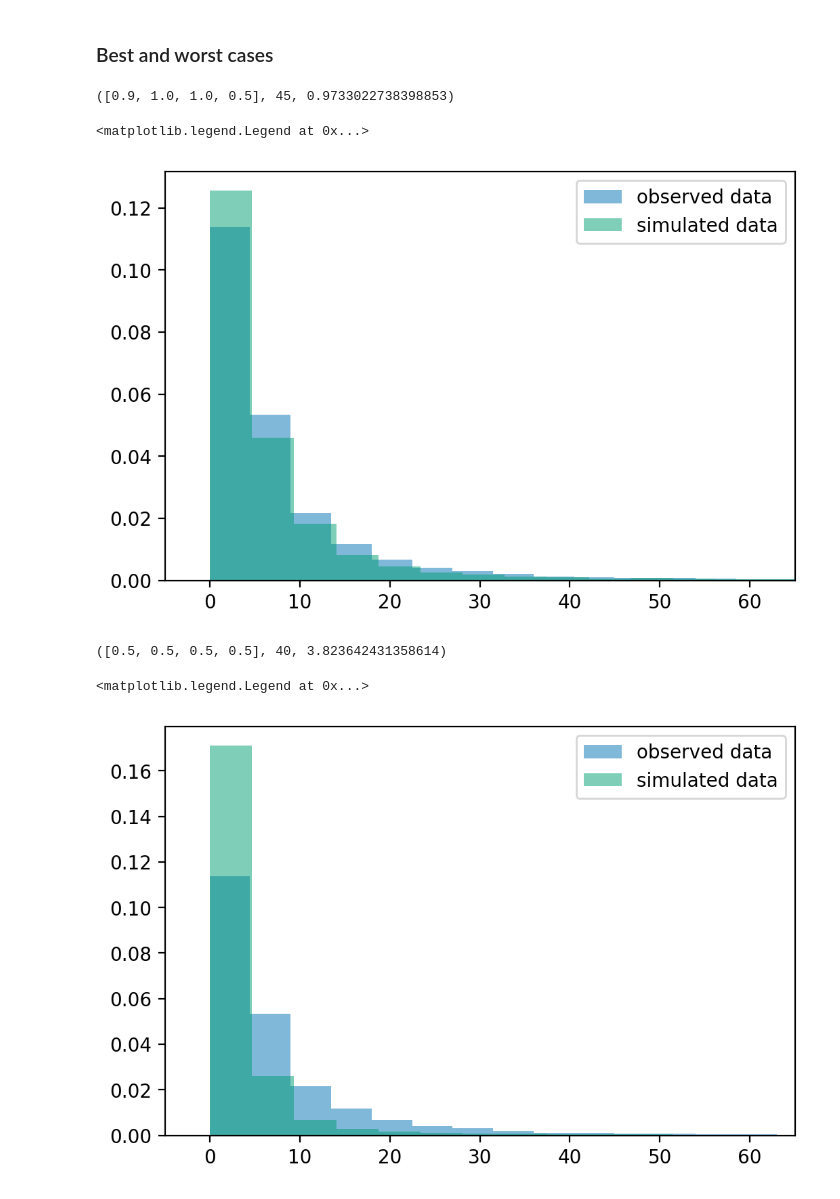
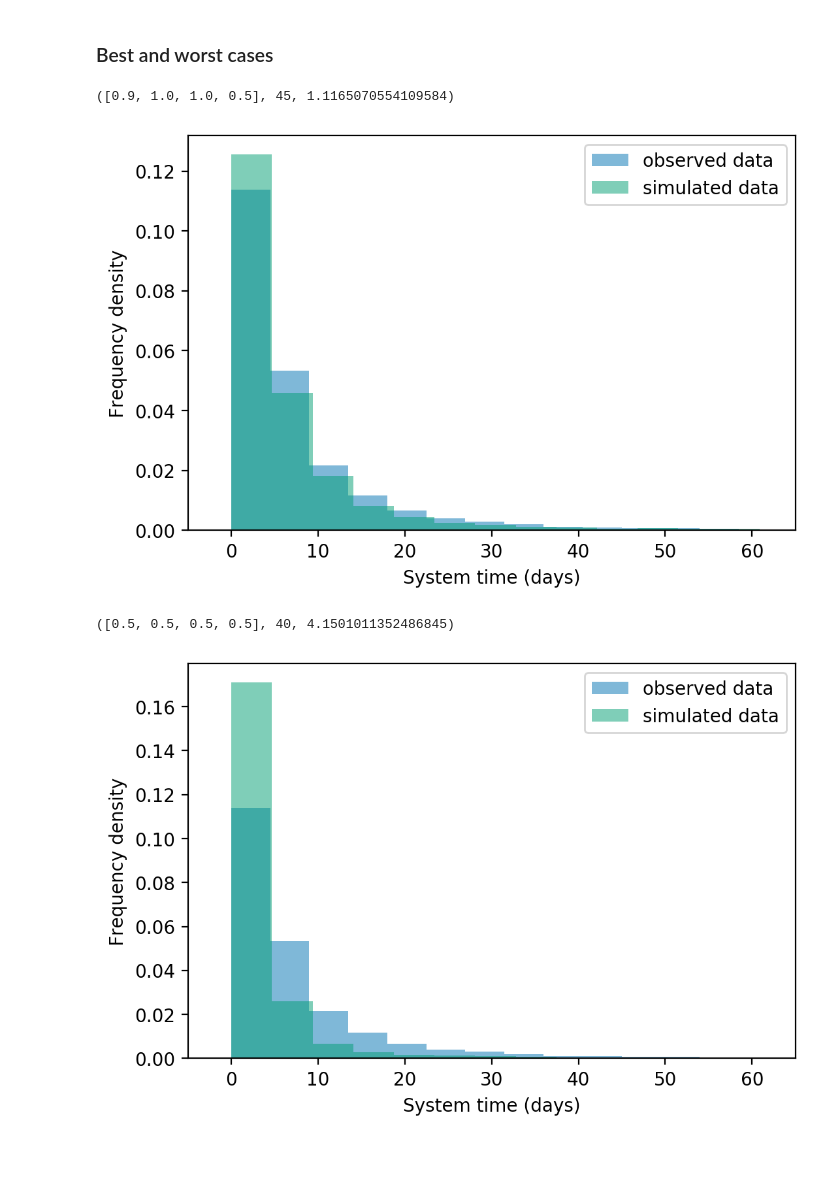
Before and after one commit to daffidwilde/copd-paper, a Jupyter notebook: nbs/queuing.ipynb, the cells around one changed output. Drawn from its saved outputs; the diff is of its cells as text; code cells hidden in the pictures; blank space fills up the shorter version.

Commit message:
Add best and worst case plots.

```diff
--- a/nbs/queuing.ipynb
+++ b/nbs/queuing.ipynb
@@ -235,7 +235,7 @@ df.head()
 # %% [markdown]
 ### Best and worst cases
 # %%
-*ps, c = df.groupby(["p_0", "p_1", "p_2", "p_3", "num_servers"])["distance"].mean().idxmin()
+*ps, c = df.groupby(["p_0", "p_1", "p_2", "p_3", "num_servers"])["distance"].max().idxmin()
 
 dfs = (
     pd.read_csv(f"../data/queuing/{'_'.join(map(str, ps))}_{c}_{seed}.csv")
@@ -249,9 +249,9 @@ with open("../data/wasserstein/best_params.txt", "w") as f:
     string = " ".join(map(str, ps + [c]))
     f.write(string)
 
-ps, c, df.groupby(["p_0", "p_1", "p_2", "p_3", "num_servers"])["distance"].mean().min()
+ps, c, df.groupby(["p_0", "p_1", "p_2", "p_3", "num_servers"])["distance"].max().min()
 # %% [output]
-([0.9, 1.0, 1.0, 0.5], 45, 0.9733022738398853)
+([0.9, 1.0, 1.0, 0.5], 45, 1.1165070554109584)
 # %%
 fig, ax = plt.subplots(dpi=200)
 
@@ -264,13 +264,18 @@ ax.hist(
 )
 ax.hist(best_df["total_time"], bins=50, alpha=0.5, density=True, label="simulated data")
 
-ax.set_xlim(-5, 65)
+ax.set(
+    xlim=(-5, 65),
+    xlabel="System time (days)",
+    ylabel="Frequency density",
+)
 ax.legend()
+
+plt.savefig("../img/best_params.pdf", transparent=True)
 # %% [output]
-<matplotlib.legend.Legend at 0x...>
-[figure, old version]
+[figure, new version]
 # %%
-*ps, c = df.groupby(["p_0", "p_1", "p_2", "p_3", "num_servers"])["distance"].mean().idxmax()
+*ps, c = df.groupby(["p_0", "p_1", "p_2", "p_3", "num_servers"])["distance"].max().idxmax()
 
 dfs = (
     pd.read_csv(f"../data/queuing/{'_'.join(map(str, ps))}_{c}_{seed}.csv")
@@ -284,23 +289,28 @@ with open("../data/wasserstein/worst_params.txt", "w") as f:
     string = " ".join(map(str, ps + [c]))
     f.write(string)
 
-ps, c, df.groupby(["p_0", "p_1", "p_2", "p_3", "num_servers"])["distance"].mean().max()
+ps, c, df.groupby(["p_0", "p_1", "p_2", "p_3", "num_servers"])["distance"].max().max()
 # %% [output]
-([0.5, 0.5, 0.5, 0.5], 40, 3.823642431358614)
+([0.5, 0.5, 0.5, 0.5], 40, 4.1501011352486845)
 # %%
 fig, ax = plt.subplots(dpi=200)
 
 ax.hist(
     copd["true_los"],
     bins=50,
     alpha=0.5,
     density=True,
     label="observed data",
 )
 ax.hist(worst_df["total_time"], bins=50, alpha=0.5, density=True, label="simulated data")
 
-ax.set_xlim(-5, 65)
+ax.set(
+    xlim=(-5, 65),
+    xlabel="System time (days)",
+    ylabel="Frequency density",
+)
 ax.legend()
+
+plt.savefig("../img/worst_params.pdf", transparent=True)
 # %% [output]
-<matplotlib.legend.Legend at 0x...>
-[figure, old version]
+[figure, new version]
```
Also changed, not shown: parts of 1 cell of this notebook, 4 other files.
